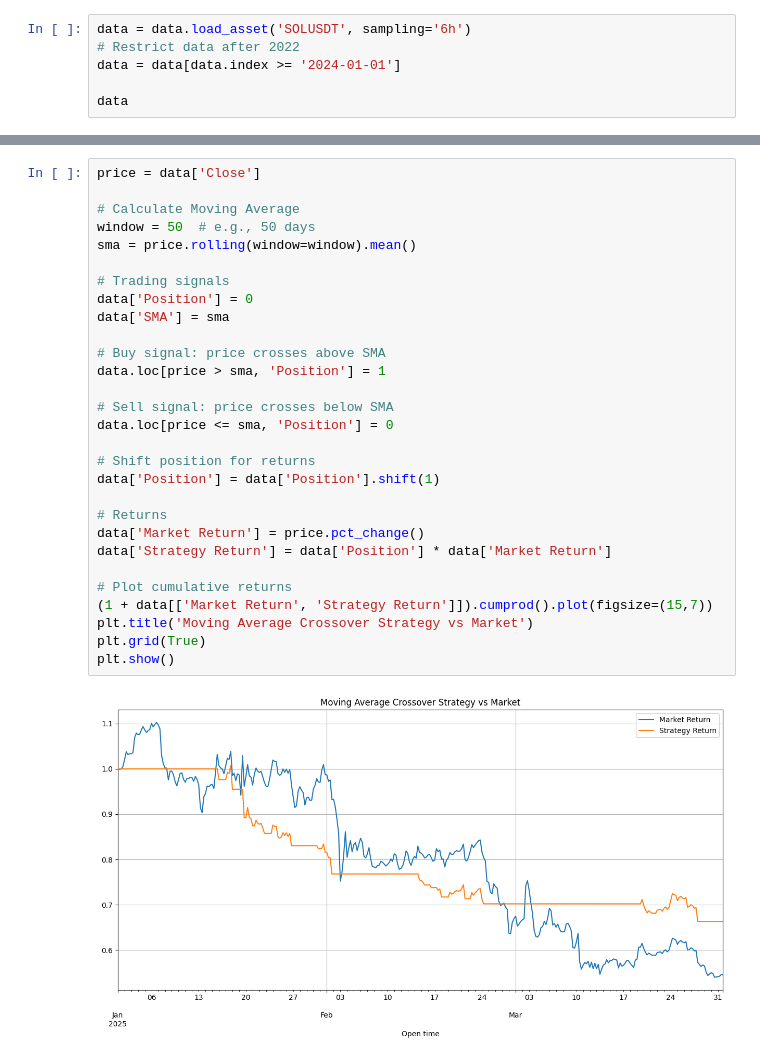
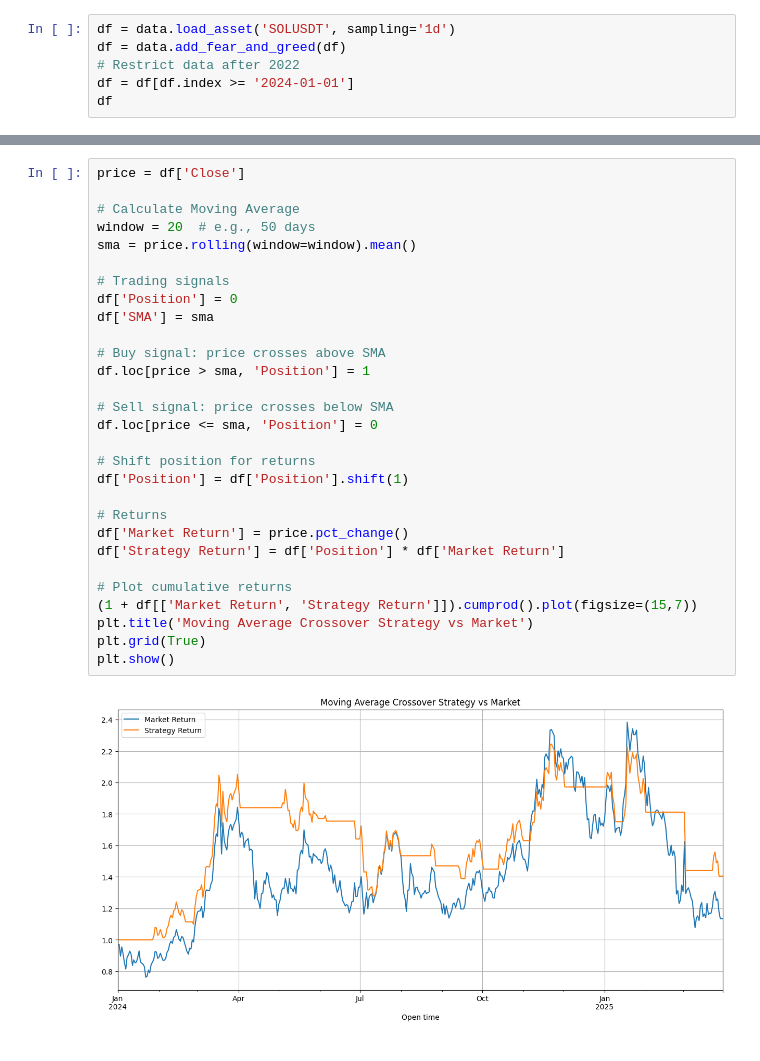
Before and after one commit to iancadev/crypto, a Jupyter notebook: AAA_Thursday1/mean_reversion.ipynb, the cells around one changed output, grey strips where cells are left out. Saved outputs shown, nothing was run; the diff lists cells and outputs as text.

```diff
--- a/AAA_Thursday1/mean_reversion.ipynb
+++ b/AAA_Thursday1/mean_reversion.ipynb
@@ -8,9 +8,9 @@ importlib.reload(data)
 # %%
-data = data.load_asset('SOLUSDT', sampling='6h')
+df = data.load_asset('SOLUSDT', sampling='1d')
+df = data.add_fear_and_greed(df)
 # Restrict data after 2022
-data = data[data.index >= '2024-01-01']
-
-data
+df = df[df.index >= '2024-01-01']
+df
 # %% [output]
 |  | Open | High | Low | Close | Volume | Quote asset volume | Number of trades | ... |
 | Open time |  |  |  |  |  |  |  | ... |
@@ -144,31 +197,31 @@ KeyError: 'Position'
 # %%
-price = data['Close']
+price = df['Close']
 
 # Calculate Moving Average
-window = 50  # e.g., 50 days
+window = 20  # e.g., 50 days
 sma = price.rolling(window=window).mean()
 
 # Trading signals
-data['Position'] = 0
-data['SMA'] = sma
+df['Position'] = 0
+df['SMA'] = sma
 
 # Buy signal: price crosses above SMA
-data.loc[price > sma, 'Position'] = 1
+df.loc[price > sma, 'Position'] = 1
 
 # Sell signal: price crosses below SMA
-data.loc[price <= sma, 'Position'] = 0
+df.loc[price <= sma, 'Position'] = 0
 
 # Shift position for returns
-data['Position'] = data['Position'].shift(1)
+df['Position'] = df['Position'].shift(1)
 
 # Returns
-data['Market Return'] = price.pct_change()
-data['Strategy Return'] = data['Position'] * data['Market Return']
+df['Market Return'] = price.pct_change()
+df['Strategy Return'] = df['Position'] * df['Market Return']
 
 # Plot cumulative returns
-(1 + data[['Market Return', 'Strategy Return']]).cumprod().plot(figsize=(15,7))
+(1 + df[['Market Return', 'Strategy Return']]).cumprod().plot(figsize=(15,7))
 plt.title('Moving Average Crossover Strategy vs Market')
 plt.grid(True)
 plt.show()
 # %% [output]
-[figure, old version]
+[figure, new version]
```
Also changed, not shown: parts of 5 cells of this notebook.
